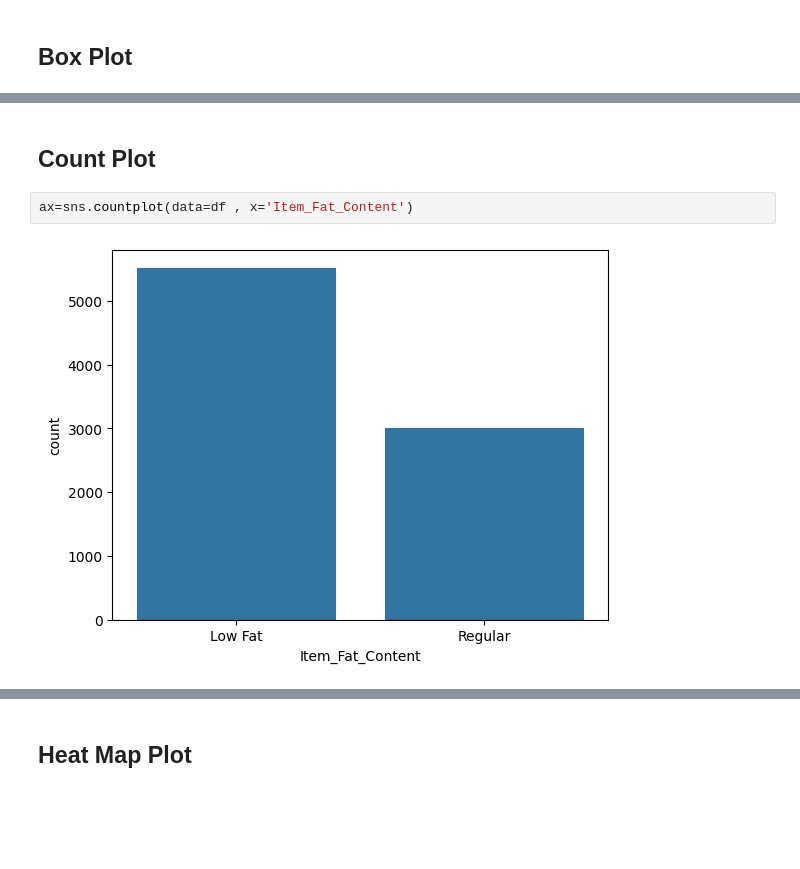
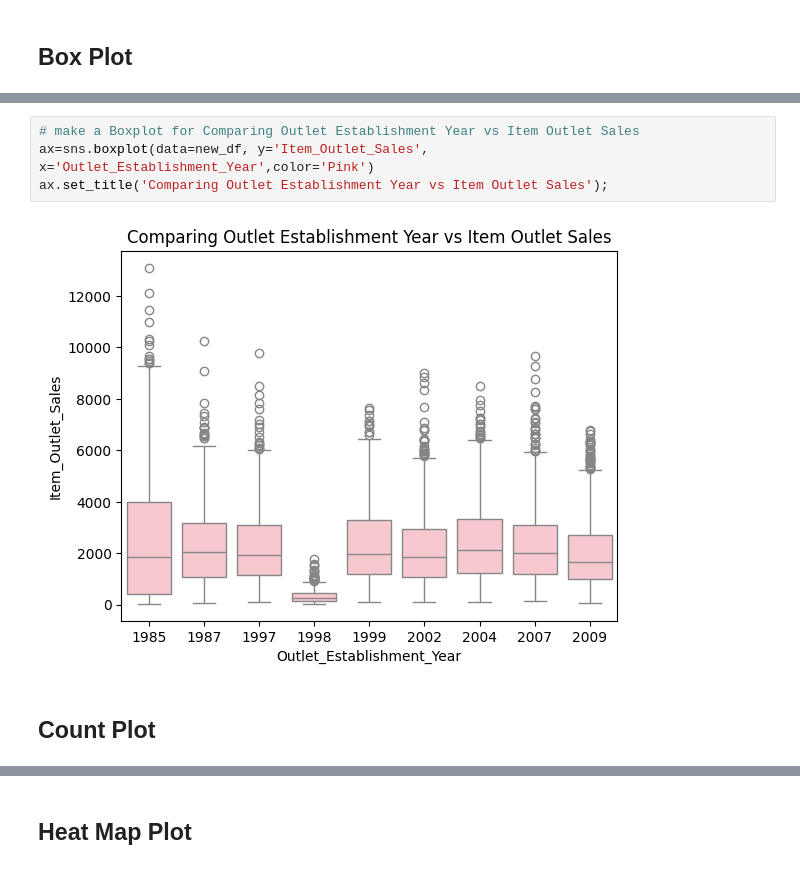
Before and after one commit to abeeraz379/Prediction-of-Product-sales, a Jupyter notebook: prediction of product sales.ipynb, the cells around one changed output, grey strips where cells are left out. Saved outputs shown, nothing was run; the diff lists cells and outputs as text; blank space fills up the shorter version.

```diff
--- a/prediction of product sales.ipynb
+++ b/prediction of product sales.ipynb
@@ -219,6 +278,8 @@ ax=sns.boxplot(data=df, y='Item_Outlet_Sales', x='Outlet_Establishment_Year')
+# %%
+# make a Boxplot for Comparing Outlet Establishment Year vs Item Outlet Sales
+ax=sns.boxplot(data=new_df, y='Item_Outlet_Sales', x='Outlet_Establishment_Year',color='Pink')
+ax.set_title('Comparing Outlet Establishment Year vs Item Outlet Sales');
+# %% [output]
+[figure, added]
 # %% [markdown]
 ## Count Plot
-# %%
-ax=sns.countplot(data=df , x='Item_Fat_Content')
-# %% [output]
-[figure, removed]
```
Also changed, not shown: parts of 36 cells of this notebook.
